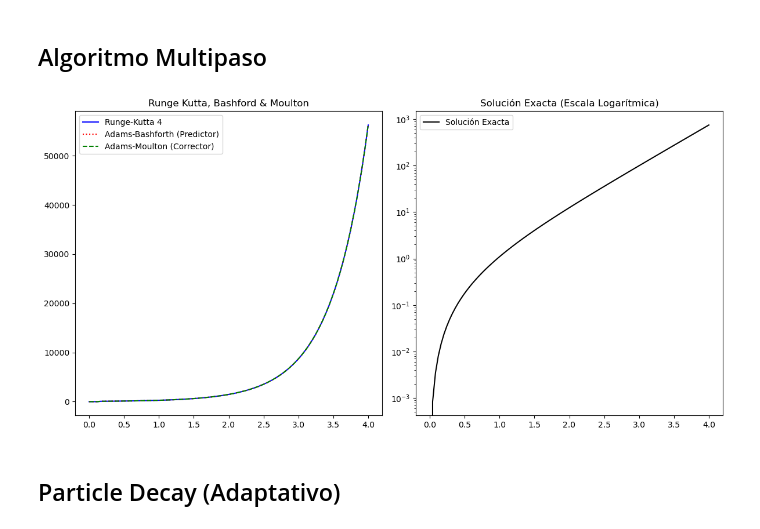
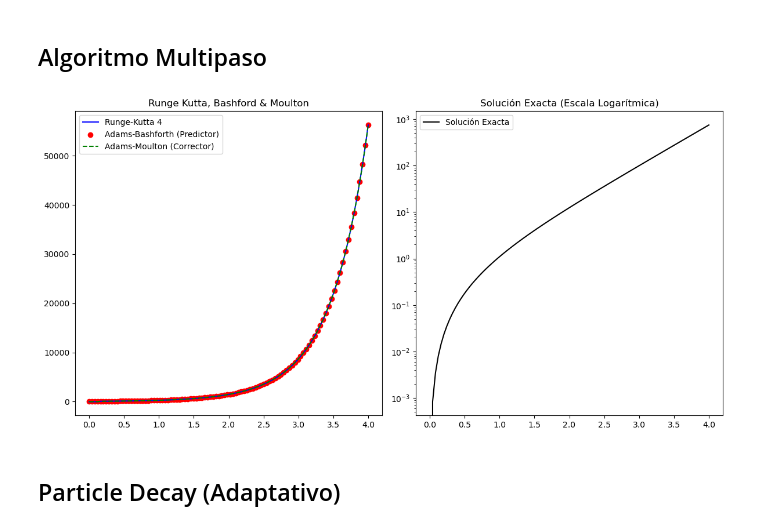
Before and after one commit to leylaaaa1/MetodosII_SantiagoGarcia_CatalinaGuatibonza, a Jupyter notebook: Parcial2_SantiagoGarcia_CatalinaGuatibonza/Parcial2_SantiagoGarcia_CatalinaGuatibonza.ipynb, the cells around one changed output. Cells and saved outputs as stored; diff of their text form; code cells hidden in the pictures.

```diff
--- a/Parcial2_SantiagoGarcia_CatalinaGuatibonza/Parcial2_SantiagoGarcia_CatalinaGuatibonza.ipynb
+++ b/Parcial2_SantiagoGarcia_CatalinaGuatibonza/Parcial2_SantiagoGarcia_CatalinaGuatibonza.ipynb
@@ -57,21 +57,21 @@ y_exact = Exacta(x)
 # %%
 plt.figure(figsize=(12, 6))
 plt.subplot(1, 2, 1)
 plt.plot(x, y_rk4, label='Runge-Kutta 4', color='blue')
-plt.plot(x, y_predicted, label='Adams-Bashforth (Predictor)', color='red', linestyle=':')
+plt.scatter(x, y_predicted, label='Adams-Bashforth (Predictor)', color='red')
 plt.plot(x, y_corrected, label='Adams-Moulton (Corrector)', color='green', linestyle='--')
 plt.legend()
 plt.title('Runge Kutta, Bashford & Moulton')
 
 plt.subplot(1, 2, 2)
 plt.plot(x, y_exact, label='Solución Exacta', color='black', linestyle='-')
 plt.yscale('log')
 plt.legend()
 plt.title('Solución Exacta (Escala Logarítmica)')
 
 plt.tight_layout()
 plt.show()
 # %% [output]
-[figure, old version]
+[figure, new version]
 # %% [markdown]
 ## Particle Decay (Adaptativo)
```
Also changed, not shown: parts of 8 cells of this notebook.
